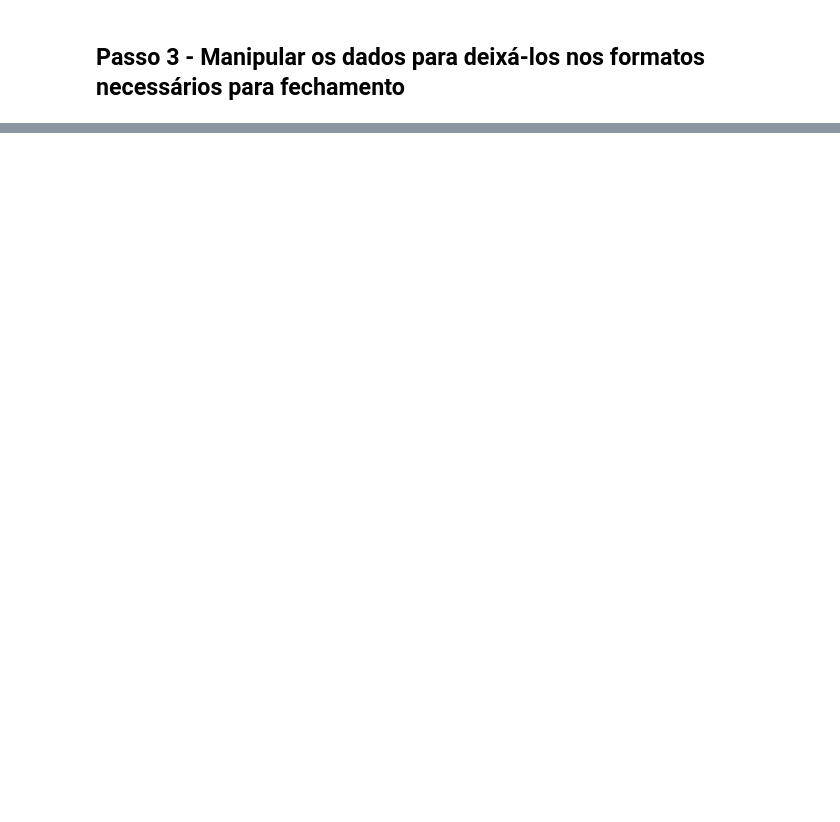
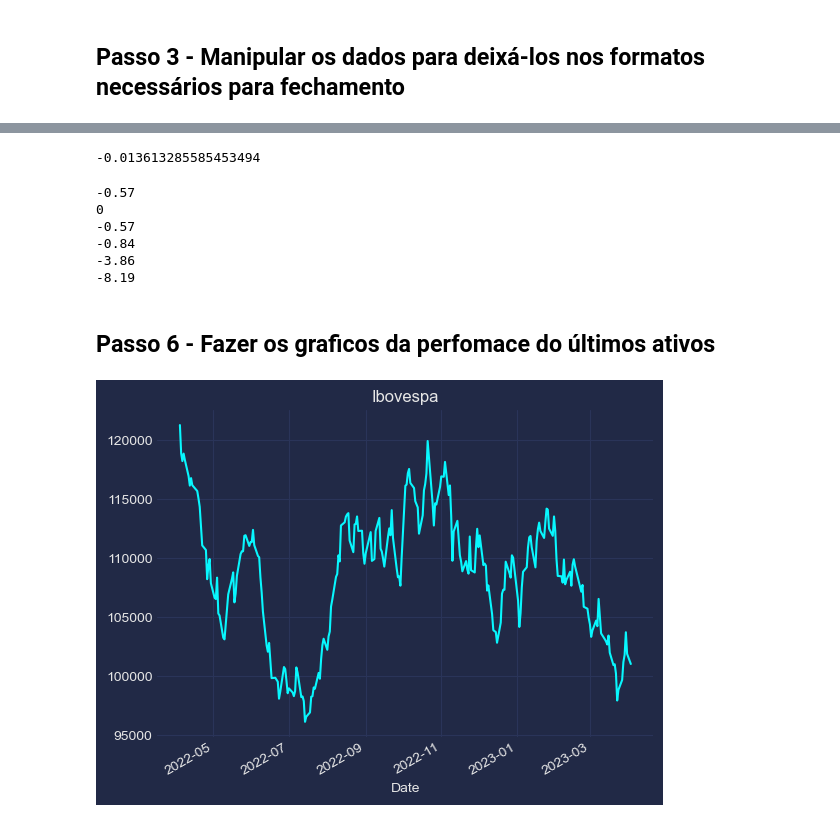
Before and after one commit to ClaudioFritzen/BootCampVaros, a Jupyter notebook: 01-Relatório de fechamento de Mercado.ipynb, the cells around one changed output, grey strips where cells are left out. Cells and saved outputs as stored; diff of their text form; code cells hidden in the pictures; blank space fills up the shorter version.

Commit message:
concluimos até o passo 6

```diff
--- a/01-Relatório de fechamento de Mercado.ipynb
+++ b/01-Relatório de fechamento de Mercado.ipynb
@@ -72,0 +64,11 @@ from email.message import EmailMessage
+# %%
+ativos = ['^BVSP', 'BRL=X']
+
+# pegando o dia
+hoje = datetime.datetime.now()
+
+# um ano atrás
+um_ano_atras = hoje - datetime.timedelta(days=365)
+
+dados_mercado = yf.download(ativos, um_ano_atras, hoje)
+display(dados_mercado)
@@ -73,2 +112,8 @@ from email.message import EmailMessage
 # %% [markdown]
 ## Passo 3 - Manipular os dados para deixá-los nos formatos necessários para fechamento
+# %%
+dados_fechamento = dados_mercado['Adj Close'] #['^BVSP']
+
+dados_fechamento.columns = ['dolar', 'ibovespa']
+
+dados_fechamento.head(50)
@@ -74,0 +139,4 @@ from email.message import EmailMessage
+# %%
+# tratamentos de dados!! removendo os dados faltantes
+dados_fechamento = dados_fechamento.dropna()
+dados_fechamento
@@ -74,0 +198,9 @@ from email.message import EmailMessage
+# %%
+#returno_diario.loc[linha, coluna]
+
+
+
+retorno_diario.loc['2022-04-05']
+retorno_diario.loc['2022-04-05', 'dolar']
+# %% [output]
+-0.013613285585453494
@@ -74,0 +227,28 @@ from email.message import EmailMessage
+# %%
+print(retorno_dia_dolar)
+print(retorno_dia_ibovespa)
+print(retorno_mes_dolar)
+print(retorno_mes_ibovespa)
+print(retorno_anual_dolar)
+print(retorno_anual_ibovespa)
+# %% [output]
+-0.57
+0
+-0.57
+-0.84
+-3.86
+-8.19
+# %% [markdown]
+## Passo 6 - Fazer os graficos da perfomace do últimos ativos
+# %%
+plt.style.use("cyberpunk")
+
+dados_fechamento.plot(y = 'ibovespa', use_index=True, legend= False)
+
+plt.title('Ibovespa')
+
+plt.savefig('ibovespa.png', dpi = 300)
+
+plt.show()
+# %% [output]
+[figure, added]
```
Also changed, not shown: parts of 17 cells of this notebook, 2 other files.
